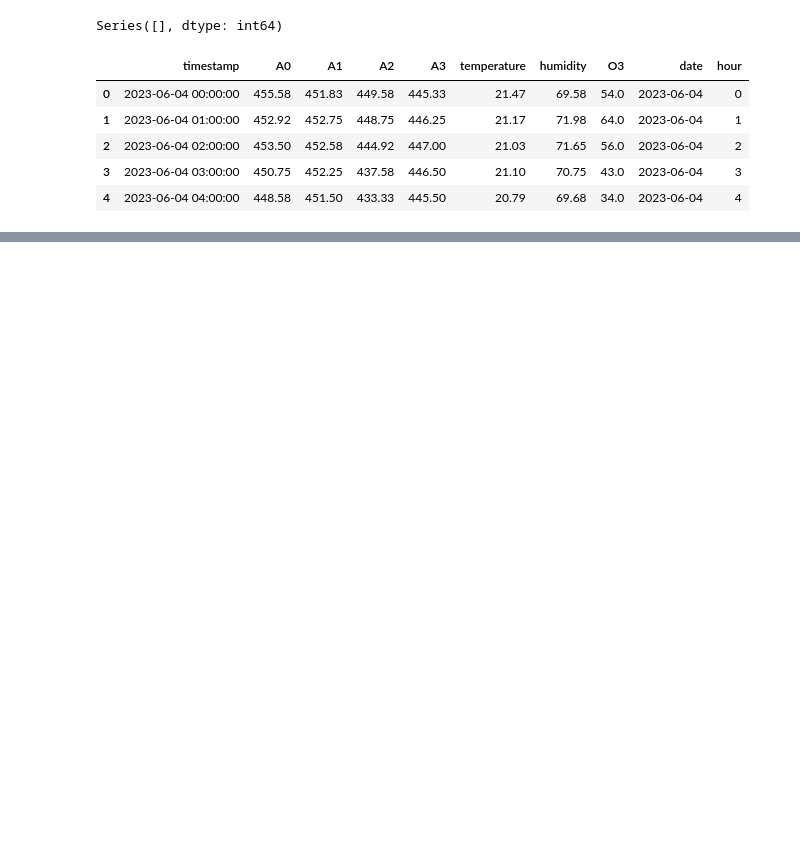
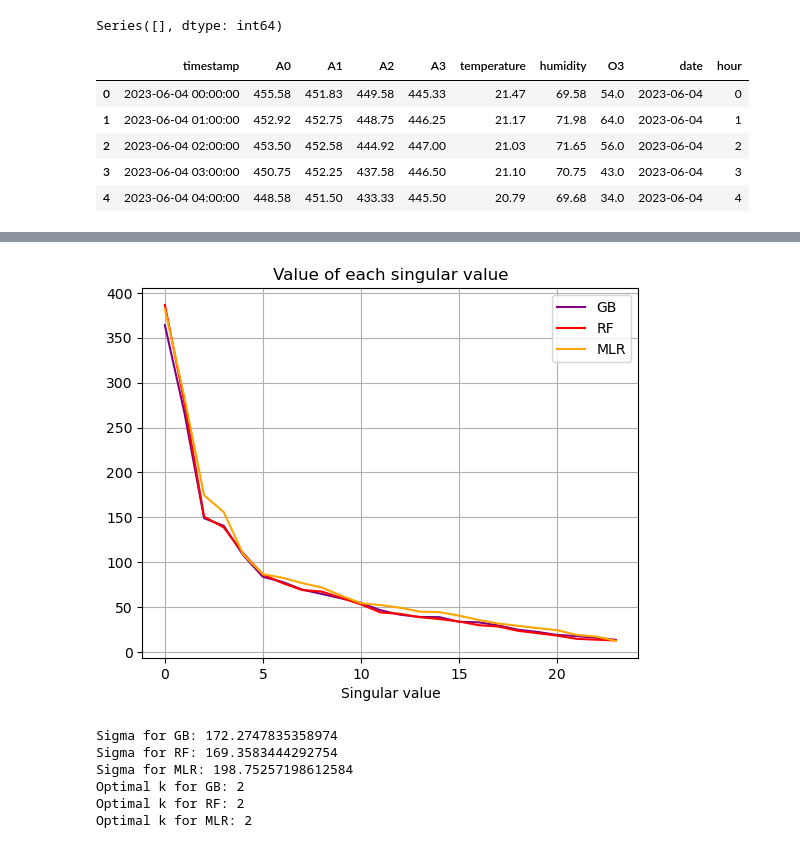
Before and after one commit to xarti55/SANS-IoT_calibration_analysis_and_denoising, a Jupyter notebook: src/denoising/denoising.ipynb, the cells around one changed output, grey strips where cells are left out. Drawn from its saved outputs; the diff is of its cells as text; code cells hidden in the pictures; blank space fills up the shorter version.

Commit message:
new graphs and updated coe

```diff
--- a/src/denoising/denoising.ipynb
+++ b/src/denoising/denoising.ipynb
@@ -43,7 +45,7 @@ Series([], dtype: int64)
 """
 Sort the days and divide them between train (80 days) and testing
 """
-days = 80
+days = 50
 testing_days = len(complete_dates) - days
 
 hours = days*24
@@ -68,9 +70,9 @@ grid.fit(train_x, train_y)
 print("Best params:",)
 print("Best CV r2:", grid.best_score_)
 
-best_model = grid.best_estimator_
+best_model_gb = grid.best_estimator_
 # final evaluation on the untouched test set:
-test_r2 = best_model.score(test_x, test_y)
+test_r2 = best_model_gb.score(test_x, test_y)
 print("Test R2:", test_r2)
 # %% [output]
 Best params:
@@ -78,0 +81,17 @@ Test R2: 0.8529664096342782
+# %%
+"""
+Train the best possible model using Random Forest
+"""
+param_grid = {'max_depth': list(range(1, 25))}
+rfr = RandomForestRegressor(n_jobs=-1, random_state=0)
+
+grid = GridSearchCV(rfr, param_grid, cv=5, scoring='r2', n_jobs=-1, return_train_score=True)
+grid.fit(train_x, train_y)
+
+print("Best params:",)
+print("Best CV r2:", grid.best_score_)
+
+best_model_rf = grid.best_estimator_
+# final evaluation on the untouched test set:
+test_r2 = best_model_rf.score(test_x, test_y)
+print("Test R2:", test_r2)
@@ -79,3 +102,9 @@ Test R2: 0.8529664096342782
+# %%
+"""
+Train the best possible model using Multiple Linear Regression
+"""
+
+best_model_mlr = LinearRegression().fit(train_x, train_y)
 # %%
 """
 Add the predicted data to the dataset
@@ -130,3 +170,48 @@ Vt shape: (80, 80)
+# %%
+plt.figure()
+plt.plot(range(len(S_gb)), S_gb, color='purple', label="GB")
+plt.plot(range(len(S_rf)), S_rf, color='red', label="RF")
+plt.plot(range(len(S_mlr)), S_mlr, color='orange',  label="MLR")
+plt.xlabel("Singular value")
+plt.ylabel("")
+plt.title("Value of each singular value")
+plt.legend()
+plt.grid(True)
+plt.savefig("images/singular_values.png", dpi=300)
+plt.show()
+# %% [output]
+[figure, added]
+# %%
+median_gb = np.median(S_gb)
+median_rf= np.median(S_rf)
+median_mlr = np.median(S_mlr)
+beta =  len(Vt_gb)/len(U_gb)
+sigma_gb = median_gb * (0.56 *(beta**3) - 0.95 * (beta**2) + 1.43 * beta)
+sigma_rf = median_rf * (0.56 *(beta**3) - 0.95 * (beta**2) + 1.43 * beta)
+sigma_mlr = median_mlr * (0.56 *(beta**3) - 0.95 * (beta**2) + 1.43 * beta)
+optimal_gb_k = 0
+optimal_rf_k = 0
+optimal_mlr_k = 0
+for i in range(len(S_gb)):
+    if (S_gb[i] > sigma_gb):
+        optimal_gb_k = optimal_gb_k + 1
+    if (S_rf[i] > sigma_rf):
+        optimal_rf_k = optimal_rf_k + 1
+    if (S_mlr[i] > sigma_mlr):
+        optimal_mlr_k = optimal_mlr_k + 1
+print("Sigma for GB:", sigma_gb)
+print("Sigma for RF:", sigma_rf)
+print("Sigma for MLR:", sigma_mlr)
+print("Optimal k for GB:", optimal_gb_k)
+print("Optimal k for RF:", optimal_rf_k)
+print("Optimal k for MLR:", optimal_mlr_k)
+# %% [output]
+Sigma for GB: 172.2747835358974
+Sigma for RF: 169.3583444292754
+Sigma for MLR: 198.75257198612584
+Optimal k for GB: 2
+Optimal k for RF: 2
+Optimal k for MLR: 2
 # %%
 """
 Find the best RMSE compared to the one obtained when not denoising
```
Also changed, not shown: parts of 8 cells of this notebook, 5 other files.
